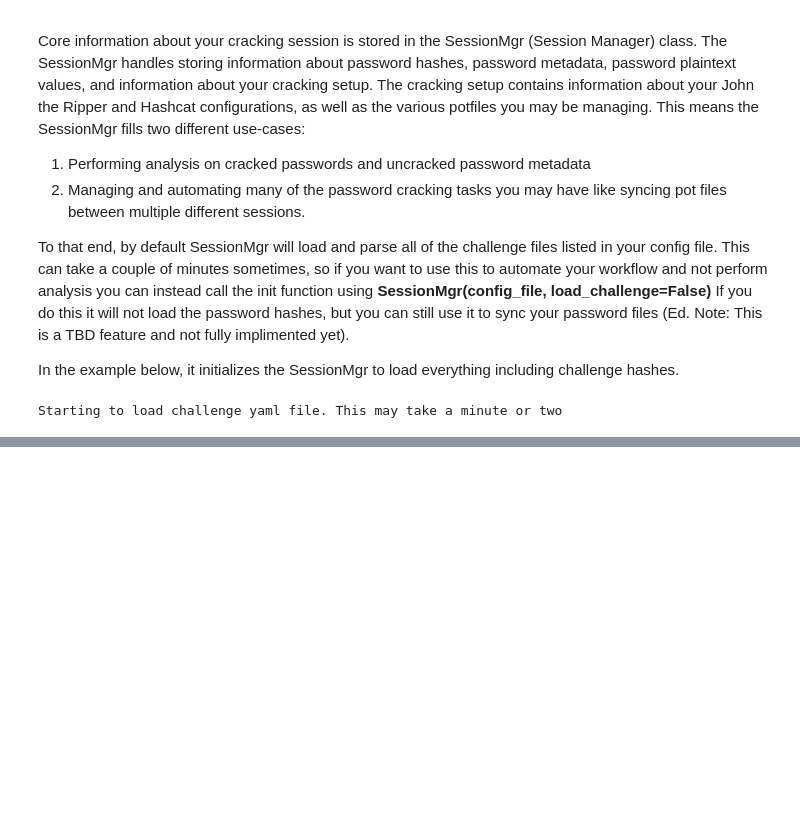
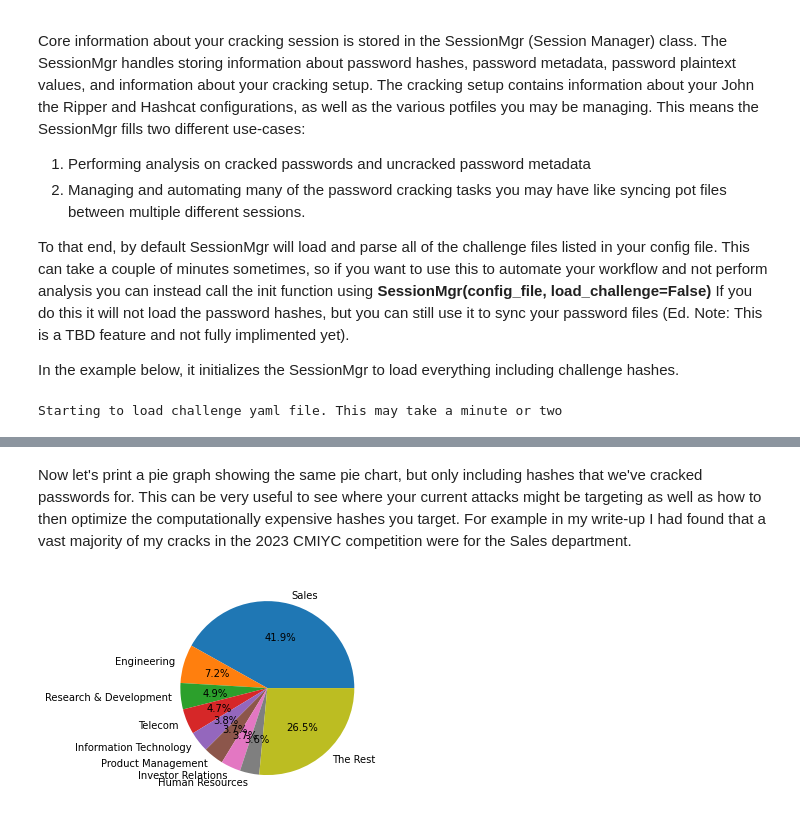
Before and after one commit to lakiw/Jupyter-Password-Cracking-Framework, a Jupyter notebook: CMIYC_2023_Example.ipynb, the cells around one changed output, grey strips where cells are left out. Cells and saved outputs as stored; diff of their text form; code cells hidden in the pictures; blank space fills up the shorter version.

```diff
--- a/CMIYC_2023_Example.ipynb
+++ b/CMIYC_2023_Example.ipynb
@@ -59,0 +91,6 @@ sm.pie_graph_metadata("Department", False)
+# %% [markdown]
+Now let's print a pie graph showing the same pie chart, but only including hashes that we've cracked passwords for. This can be very useful to see where your current attacks might be targeting as well as how to then optimize the computationally expensive hashes you target. For example in my write-up I had found that a vast majority of my cracks in the 2023 CMIYC competition were for the Sales department.
+# %%
+sm.pie_graph_metadata("Department", has_plaintext=True, top_x=8)
+# %% [output]
+[figure, added]
```
Also changed, not shown: parts of 13 cells of this notebook, 1 other file.
